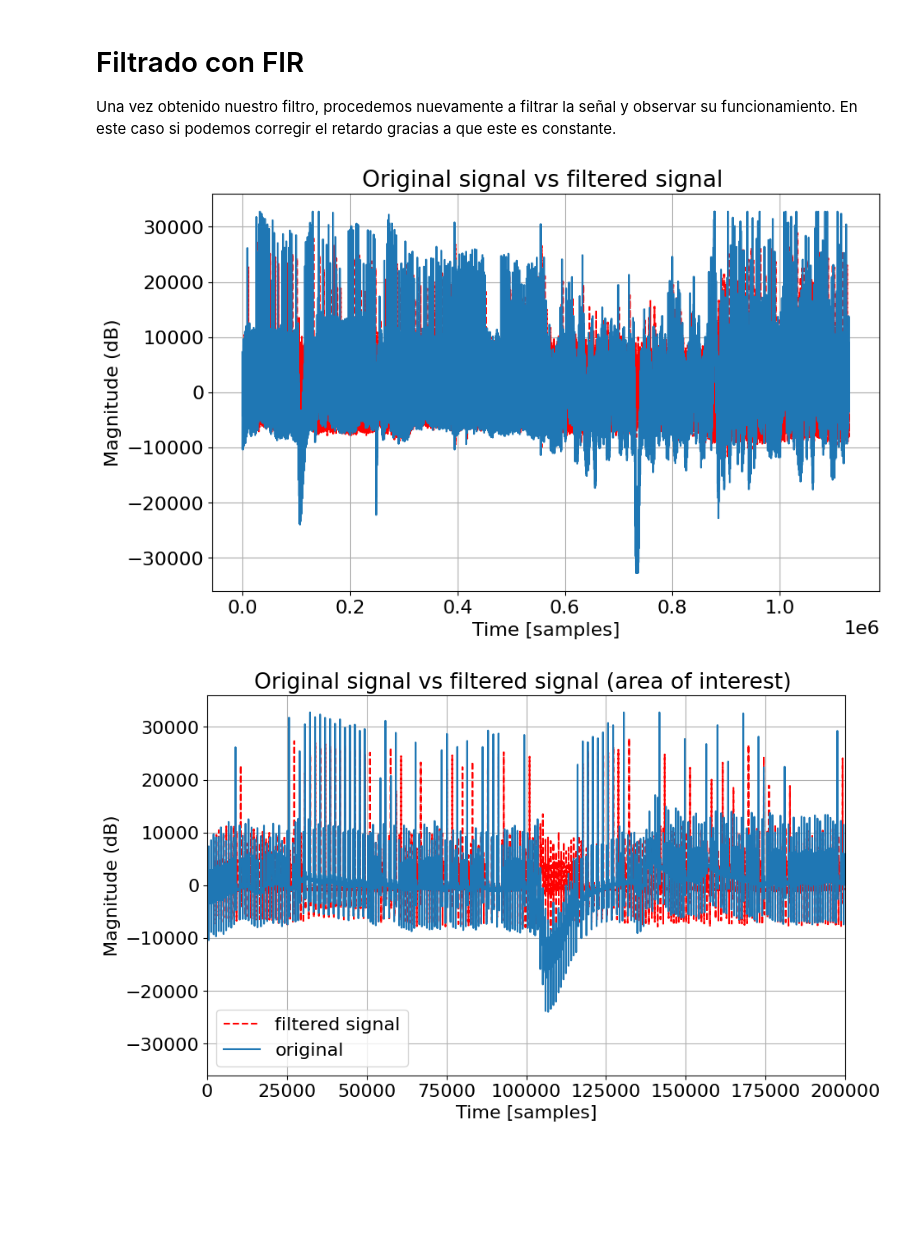
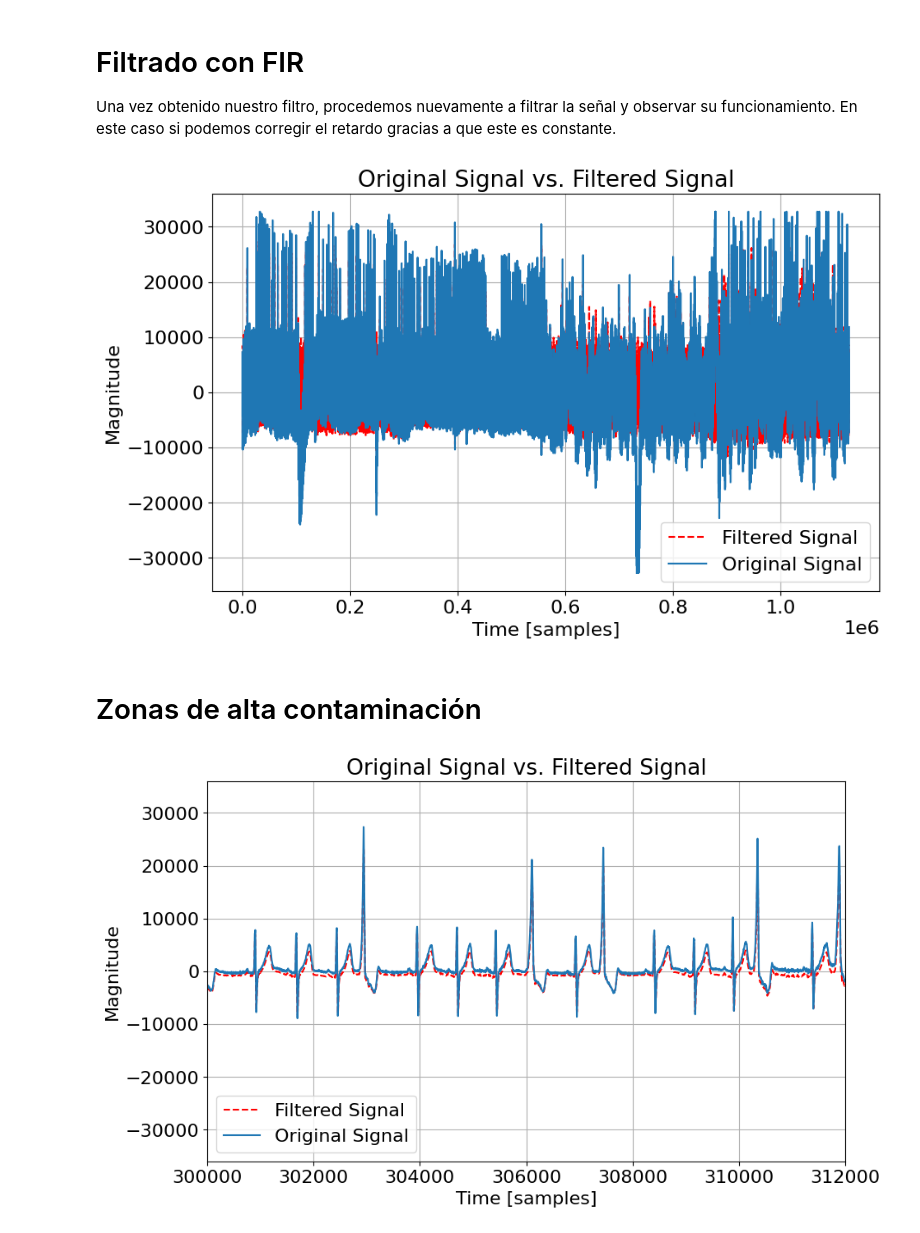
Before and after one commit to joacocibeira/PDS, a Jupyter notebook: tp_09/tp_09.ipynb, the cells around one changed output. Cells and saved outputs as stored; diff of their text form; code cells hidden in the pictures; blank space fills up the shorter version.

```diff
--- a/tp_09/tp_09.ipynb
+++ b/tp_09/tp_09.ipynb
@@ -331,27 +391,35 @@ Una vez obtenido nuestro filtro, procedemos nuevamente a filtrar la señal y obs
 # %%
 ecg_filter_2 = sig.lfilter(b_bp, 1, ecg_lead)
 
+delay = 2000
+
+adjusted_filtered_signal = ecg_filter_2[delay:]
+
+adjusted_original_signal = ecg_lead[:len(adjusted_filtered_signal)]
 
 plt.figure(figsize=(10, 6))
-plt.plot(ecg_filter_2, "--r")
-plt.plot(ecg_lead)
-plt.title("Original signal vs filtered signal ")
+plt.plot(adjusted_filtered_signal, "--r", label='Filtered Signal')
+plt.plot(adjusted_original_signal, label='Original Signal')
+plt.title("Original Signal vs. Filtered Signal")
 plt.xlabel("Time [samples]")
-plt.ylabel("Magnitude (dB)")
+plt.ylabel("Magnitude")
 plt.grid()
+plt.legend()
 plt.show()
 # %% [output]
-[figure, old version]
+[figure, new version]
+# %% [markdown]
+# Zonas de alta contaminación
 # %%
 plt.figure(figsize=(10, 6))
-plt.plot(ecg_filter_2, "--r", label="filtered signal")
-plt.plot(ecg_lead, label="original")
-plt.title("Original signal vs filtered signal (area of interest) ")
+plt.plot(adjusted_filtered_signal, "--r", label='Filtered Signal')
+plt.plot(adjusted_original_signal, label='Original Signal')
+plt.title("Original Signal vs. Filtered Signal")
 plt.xlabel("Time [samples]")
-plt.ylabel("Magnitude (dB)")
-plt.xlim(0, 200000)  # Limit the x-axis to 0-100 Hz
+plt.ylabel("Magnitude")
+plt.xlim(300000,312000)
+plt.grid()
 plt.legend()
-plt.grid()
 plt.show()
 # %% [output]
-[figure, old version]
+[figure, new version]
```
Also changed, not shown: parts of 15 cells of this notebook.
